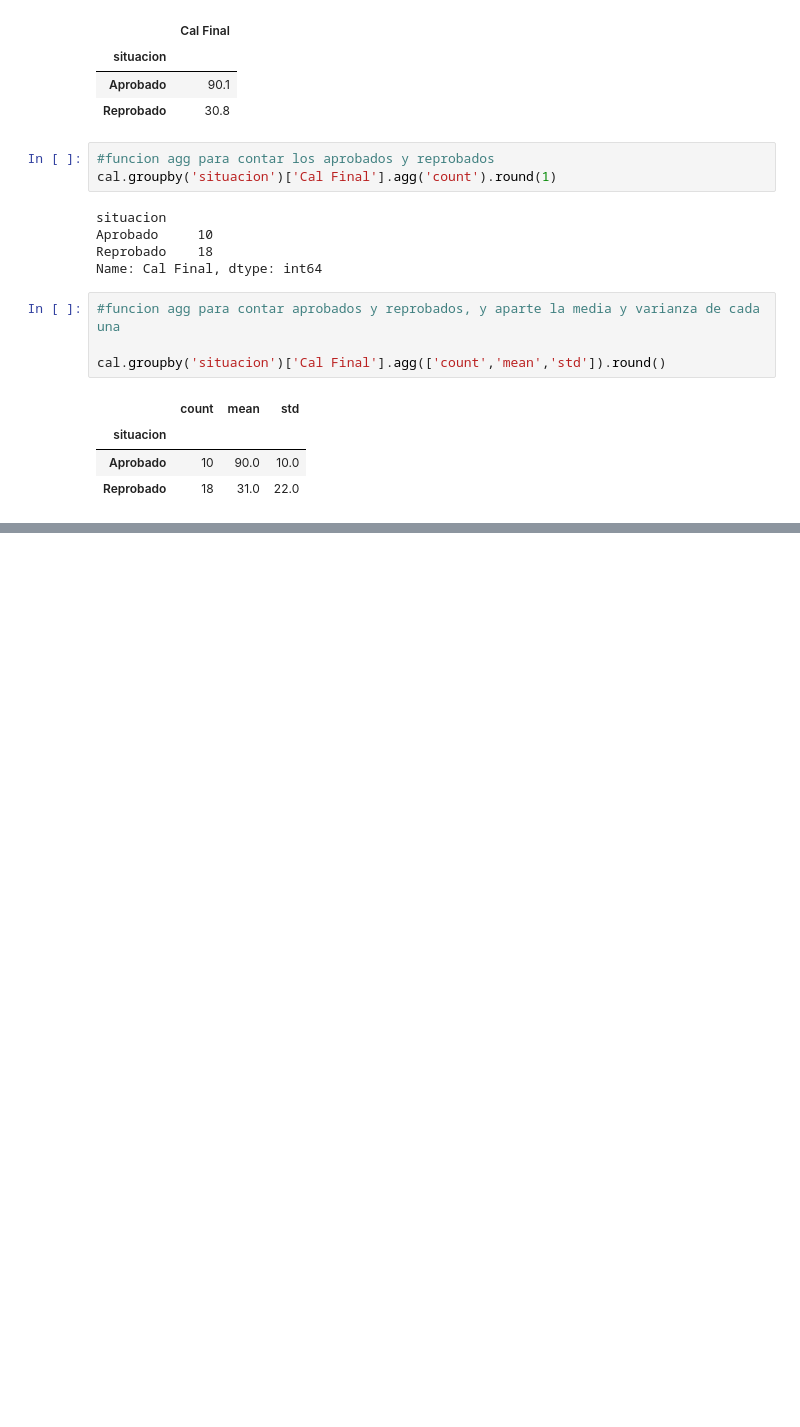
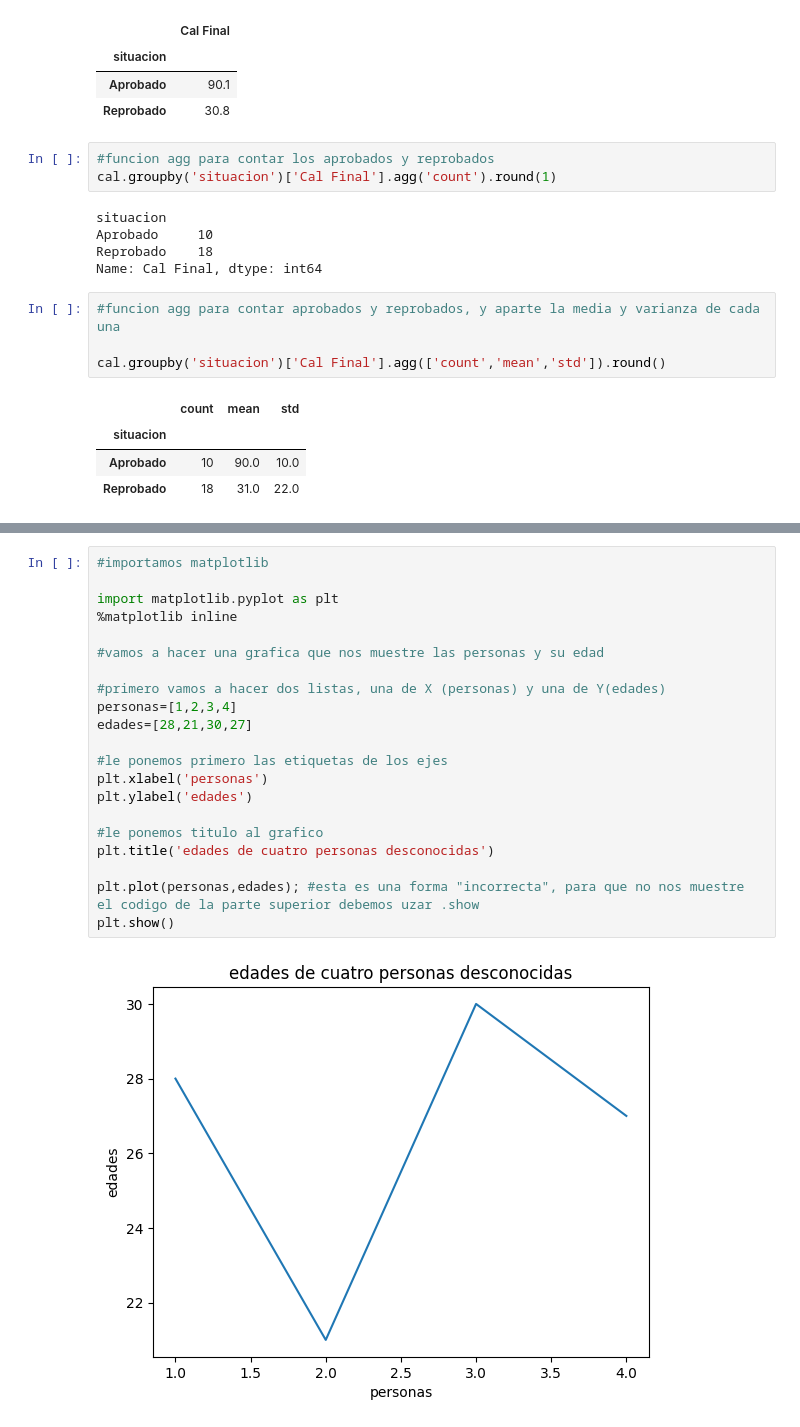
Before and after one commit to IvRodco/EstadisticaAplicasa_1899843, a Jupyter notebook: Sesion5_EA.ipynb, the cells around one changed output, grey strips where cells are left out. Drawn from its saved outputs; the diff is of its cells as text; blank space fills up the shorter version.

```diff
--- a/Sesion5_EA.ipynb
+++ b/Sesion5_EA.ipynb
@@ -136,0 +142,23 @@ cal.groupby('situacion')['Cal Final'].agg(['count','mean','std']).round()
+# %%
+#importamos matplotlib
+
+import matplotlib.pyplot as plt
+%matplotlib inline
+
+#vamos a hacer una grafica que nos muestre las personas y su edad
+
+#primero vamos a hacer dos listas, una de X (personas) y una de Y(edades)
+personas=[1,2,3,4]
+edades=[28,21,30,27]
+
+#le ponemos primero las etiquetas de los ejes
+plt.xlabel('personas')
+plt.ylabel('edades')
+
+#le ponemos titulo al grafico
+plt.title('edades de cuatro personas desconocidas')
+
+plt.plot(personas,edades); #esta es una forma "incorrecta", para que no nos muestre el codigo de la parte superior debemos uzar .show
+plt.show()
+# %% [output]
+[figure, added]
```
Also changed, not shown: parts of 3 cells of this notebook.
